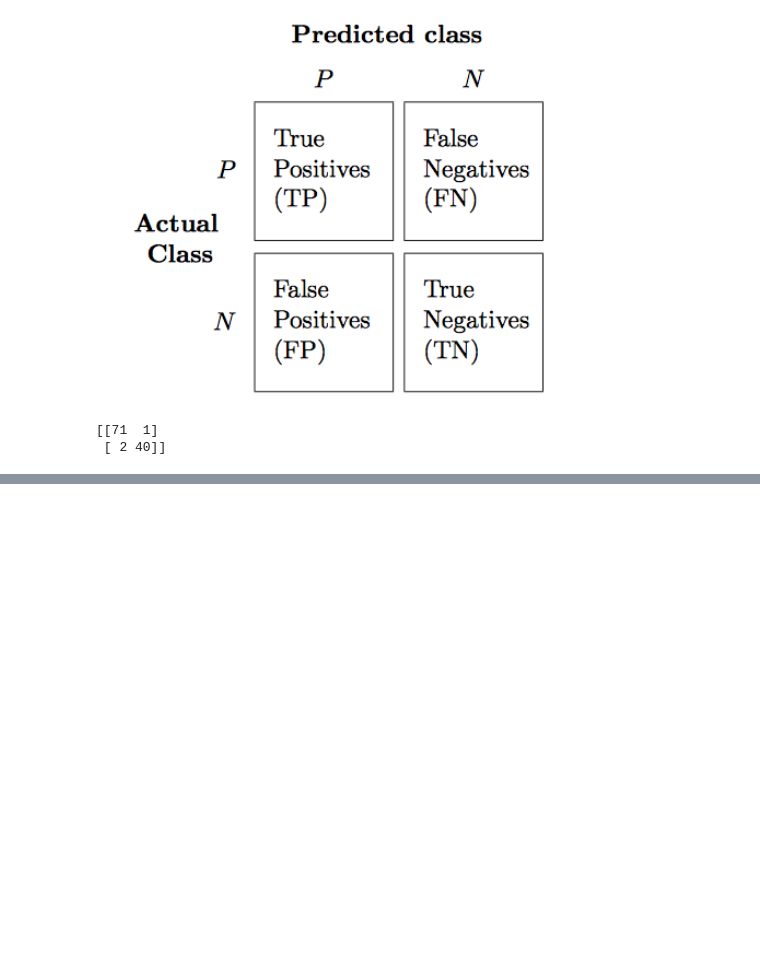
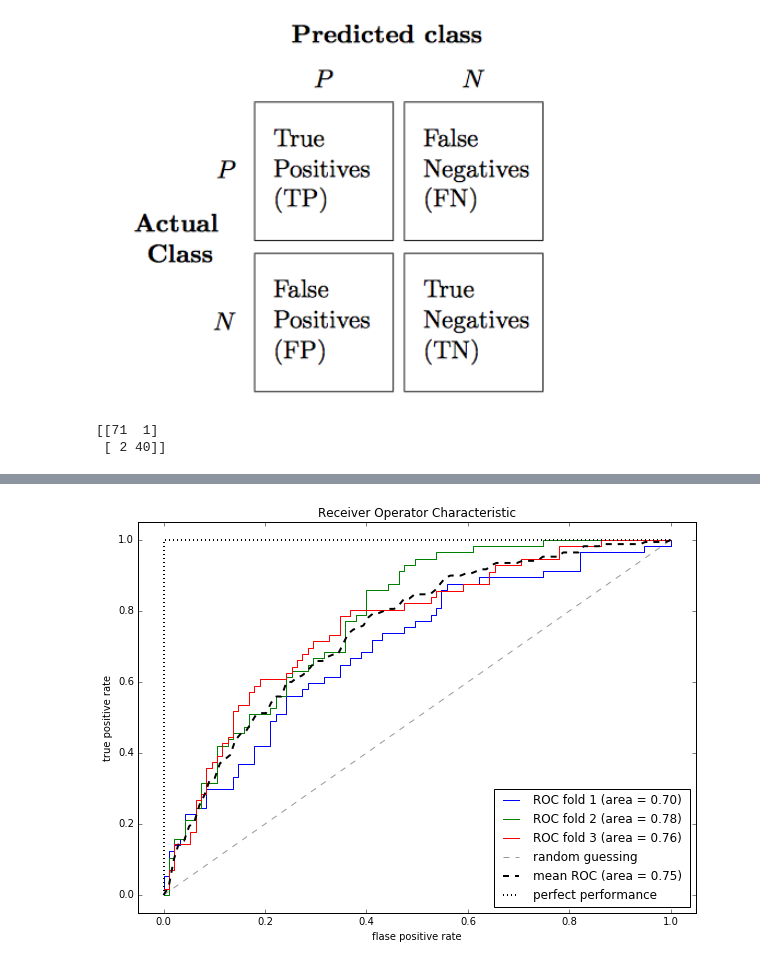
Before and after one commit to fighting-liu/MachineLearningPractice, a Jupyter notebook: chapter6/chapter6.ipynb, the cells around one changed output, grey strips where cells are left out. Cells and saved outputs as stored; diff of their text form; code cells hidden in the pictures; blank space fills up the shorter version.

```diff
--- a/chapter6/chapter6.ipynb
+++ b/chapter6/chapter6.ipynb
@@ -330,0 +367,16 @@ print(conMat)
+# %%
+## 这边重要了，我们之前在所有的model中用的scoring都是accuracy
+## 现在来看看如何在grid-search中使用其他的scoring parameter呢
+
+from sklearn.metrics import make_scorer, f1_score
+
+scorer = make_scorer(f1_score)
+gs = GridSearchCV(estimator=pipe_svc,
+                 param_grid=param_grid,
+                 scoring=scorer,
+                 cv=10)
+
+gs.fit(X_train, y_train)
+bs = gs.best_estimator_
+bs.score(X_test, y_test)
+# gs.score(X_test, y_test)
@@ -330,0 +394,64 @@ print(conMat)
+# %%
+# based on the roc curve, we can then compute the so-called area under the curve(AUC) to characterize the
+# performance of a classification model.
+# ROC: select models for classification based on performance with respect to the flase positive and true positive rates.
+
+# here, we use two features from BCW dataset to predict whether a tumor is benign or malignant.
+
+from sklearn.metrics import roc_curve, auc
+from scipy import interp
+
+X_train2 = X_train[:, [4, 14]]
+cv = StratifiedKFold(y=y_train,
+                    n_folds=3,
+                    random_state=1)
+
+mean_tpr = 0.0
+##给定固定的值，利用插值法计算mean_fpr对应的mean_tpr
+mean_fpr = np.linspace(0, 1, 100)
+all_tpr = []
+
+fig = plt.figure(figsize=(10, 7))
+
+## for-loop 内部画出每个cv中，validation set对应的fpr, tpr
+for i, (train, test) in enumerate(cv):
+    ##probas应该返回的分别是0 和 1 的概率，因此我们传入roc_curve最好是第2列（序号是1）
+    probas = pipe_lr.fit(X_train2[train, :],
+                        y_train[train]).predict_proba(X_train2[test, :])
+    fpr, tpr, thresholds = roc_curve(y_train[test],
+                                    probas[:, 1], pos_label=1)
+    # interp计算线性插值，给定mean_fpr,利用计算好了的fpr, tpr计算出mean_tpr
+    mean_tpr += interp(mean_fpr, fpr, tpr)
+    mean_tpr[0] = 0
+    # 利用fpr（x-coordinate）和tpr(y-coordinate)计算area under the curve
+    roc_auc = auc(fpr, tpr)
+    plt.plot(fpr, tpr, lw=1, label='ROC fold %d (area = %.2f)' %
+            (i+1, roc_auc))
+
+## 画出random guessing对应的图
+plt.plot([0, 1],
+         [0, 1],
+         linestyle='--',
+         color=(0.6, 0.6, 0.6),
+         label='random guessing')
+
+mean_tpr /= len(cv)
+mean_tpr[-1] = 1
+mean_auc = auc(mean_fpr, mean_tpr)
+
+## 画出mean ROC对应的图
+plt.plot(mean_fpr, mean_tpr, 'k--', lw=2, label='mean ROC (area = %.2f) ' % mean_auc)
+
+## 画出perfect performance对应的图
+plt.plot([0, 0, 1],
+         [0, 1, 1], 'k:', lw=2, label='perfect performance')
+
+plt.ylim([-0.05, 1.05])
+plt.xlim([-0.05, 1.05])
+plt.xlabel('flase positive rate')
+plt.ylabel('true positive rate')
+plt.legend(loc='lower right')
+plt.title('Receiver Operator Characteristic')
+plt.show()
+# %% [output]
+[figure, added]
```
Also changed, not shown: parts of 10 cells of this notebook.
